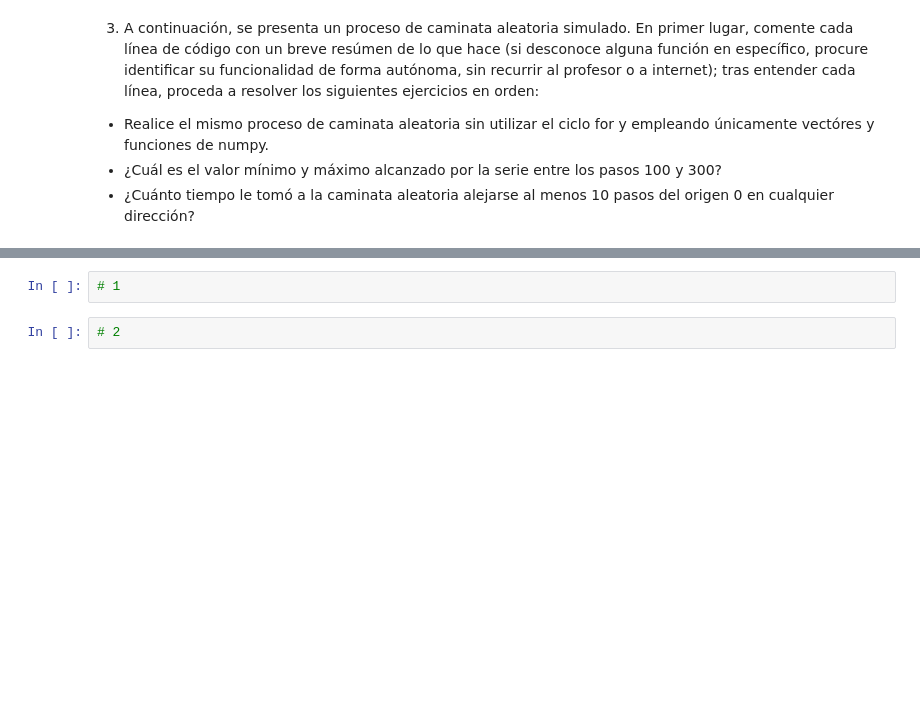
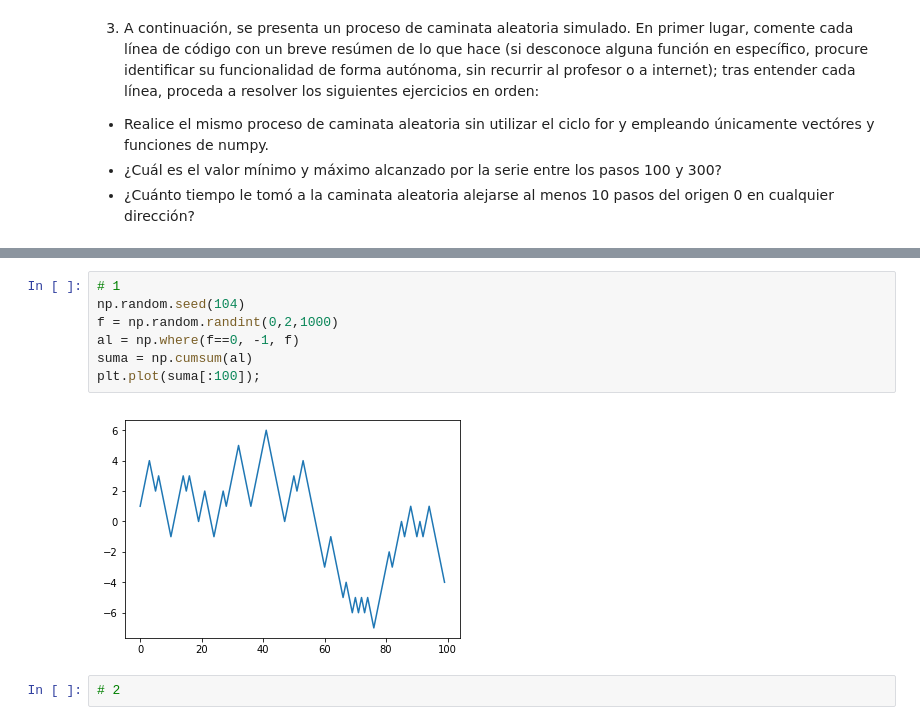
Before and after one commit to JuanAcevedoEcon/Data-Analysis-and-Intro-to-ML, a Jupyter notebook: Session 2/Sesión 2 (Uso de la vectorización e introducción a Pandas).ipynb, the cells around one changed output, grey strips where cells are left out. Saved outputs shown, nothing was run; the diff lists cells and outputs as text; blank space fills up the shorter version.

```diff
--- a/Session 2/Sesión 2 (Uso de la vectorización e introducción a Pandas).ipynb
+++ b/Session 2/Sesión 2 (Uso de la vectorización e introducción a Pandas).ipynb
@@ -105,5 +253,12 @@ plt.plot(walk[:100]);
-# %%
-# 1
+# %%
+# 1
+np.random.seed(104)
+f = np.random.randint(0,2,1000)
+al = np.where(f==0, -1, f)
+suma = np.cumsum(al)
+plt.plot(suma[:100]);
+# %% [output]
+[figure, added]
 # %%
 # 2
 # %%
```
Also changed, not shown: parts of 46 cells of this notebook, 1 other file.
